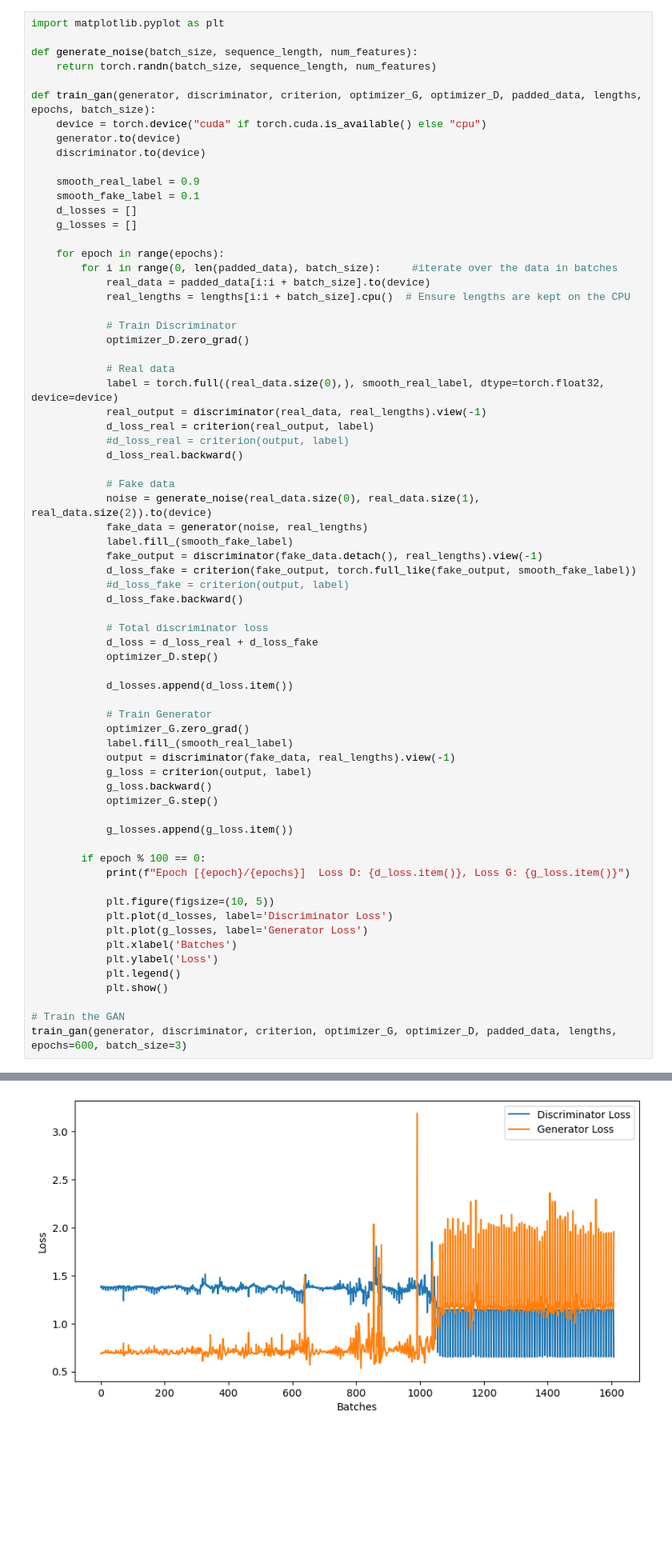
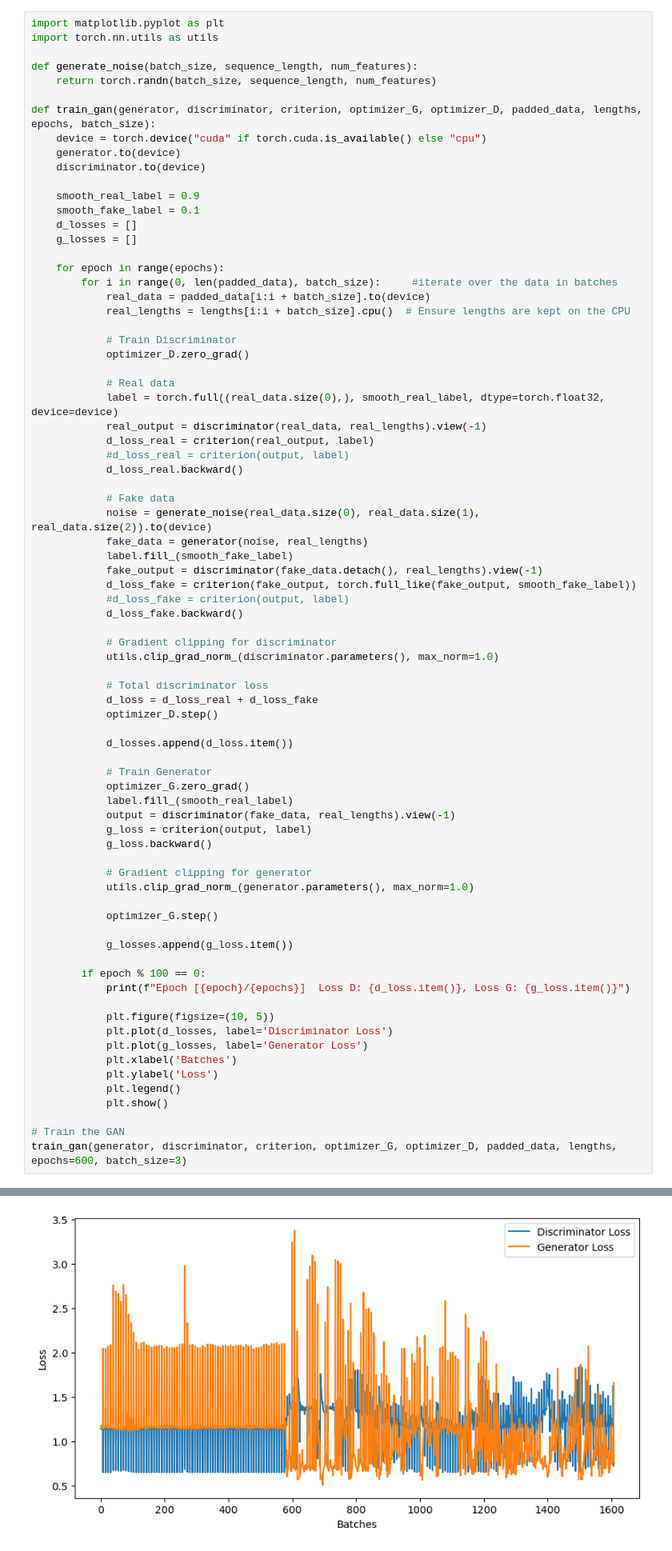
Before and after one commit to MarshallWylder/Kew, a Jupyter notebook: GAN2.ipynb, the cells around one changed output, grey strips where cells are left out. Shown at 80% size. Saved outputs shown, nothing was run; the diff lists cells and outputs as text; blank space fills up the shorter version.

Commit message:
Added gradient clipping

```diff
--- a/GAN2.ipynb
+++ b/GAN2.ipynb
@@ -273,6 +273,7 @@ sequence_length = padded_data.shape[1]
 num_features = padded_data.shape[2]
 # %%
 import matplotlib.pyplot as plt
+import torch.nn.utils as utils
 
 def generate_noise(batch_size, sequence_length, num_features):
     return torch.randn(batch_size, sequence_length, num_features)
@@ -311,6 +312,9 @@ def train_gan(generator, discriminator, criterion, optimizer_G, optimizer_D, pad
             #d_loss_fake = criterion(output, label)
             d_loss_fake.backward()
 
+            # Gradient clipping for discriminator
+            utils.clip_grad_norm_(discriminator.parameters(), max_norm=1.0)
+
             # Total discriminator loss
             d_loss = d_loss_real + d_loss_fake
             optimizer_D.step()
@@ -323,6 +327,10 @@ def train_gan(generator, discriminator, criterion, optimizer_G, optimizer_D, pad
             output = discriminator(fake_data, real_lengths).view(-1)
             g_loss = criterion(output, label)
             g_loss.backward()
+
+            # Gradient clipping for generator
+            utils.clip_grad_norm_(generator.parameters(), max_norm=1.0)
+
             optimizer_G.step()
 
             g_losses.append(g_loss.item())
@@ -349 +357 @@ Epoch [200/600]  Loss D: 0.6532905101776123, Loss G: 1.9545834064483643
-[figure, old version]
+[figure, new version]
```
Also changed, not shown: parts of 2 cells of this notebook.
